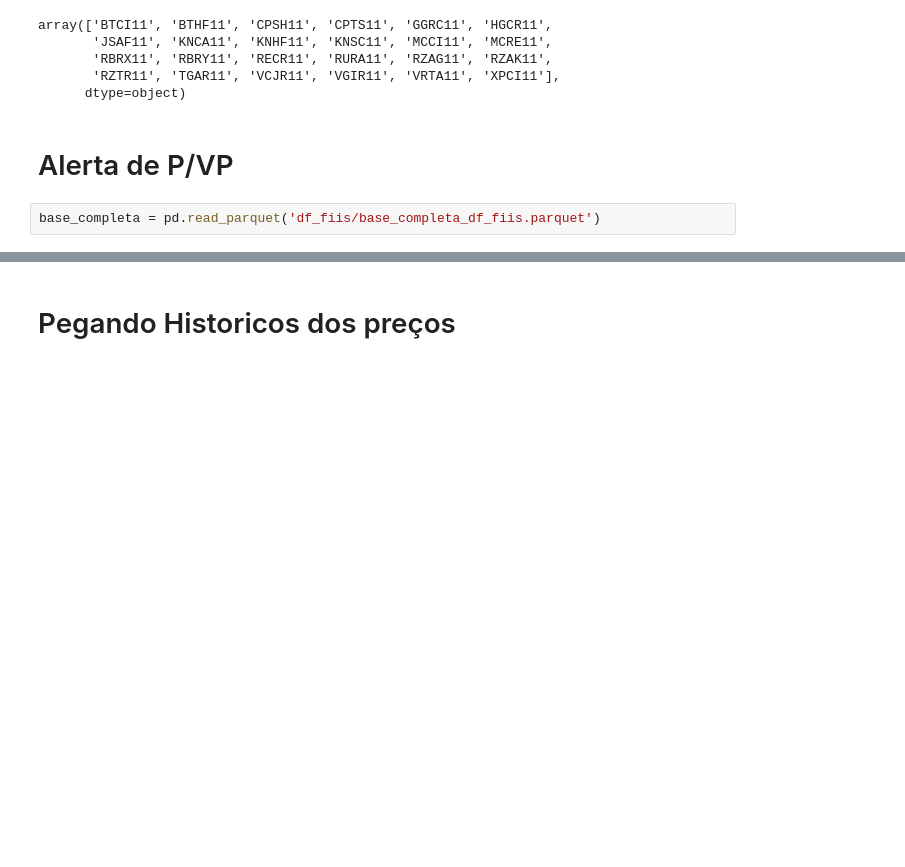
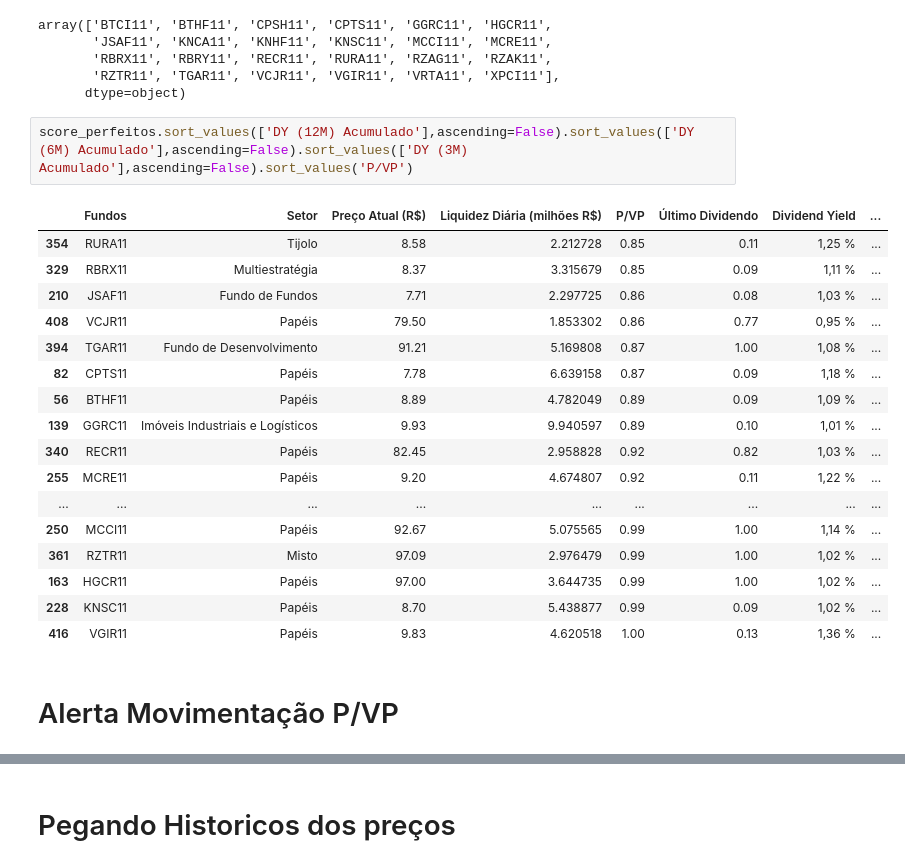
Before and after one commit to DanilJP/fii_monitor, a Jupyter notebook: aux_fii.ipynb, the cells around one changed output, grey strips where cells are left out. Saved outputs shown, nothing was run; the diff lists cells and outputs as text; blank space fills up the shorter version.

```diff
--- a/aux_fii.ipynb
+++ b/aux_fii.ipynb
@@ -492,8 +492,26 @@ array(['BTCI11', 'BTHF11', 'CPSH11', 'CPTS11', 'GGRC11', 'HGCR11',
        'RBRX11', 'RBRY11', 'RECR11', 'RURA11', 'RZAG11', 'RZAK11',
        'RZTR11', 'TGAR11', 'VCJR11', 'VGIR11', 'VRTA11', 'XPCI11'],
       dtype=object)
-# %% [markdown]
-# Alerta de P/VP
-# %%
-base_completa = pd.read_parquet('df_fiis/base_completa_df_fiis.parquet')
+# %%
+score_perfeitos.sort_values(['DY (12M) Acumulado'],ascending=False).sort_values(['DY (6M) Acumulado'],ascending=False).sort_values(['DY (3M) Acumulado'],ascending=False).sort_values('P/VP')
+# %% [output]
+|  | Fundos | Setor | Preço Atual (R$) | Liquidez Diária (milhões R$) | P/VP | Último Dividendo | Dividend Yield | ... |
+| 354 | RURA11 | Tijolo | 8.58 | 2.212728 | 0.85 | 0.11 | 1,25 % | ... |
+| 329 | RBRX11 | Multiestratégia | 8.37 | 3.315679 | 0.85 | 0.09 | 1,11 % | ... |
+| 210 | JSAF11 | Fundo de Fundos | 7.71 | 2.297725 | 0.86 | 0.08 | 1,03 % | ... |
+| 408 | VCJR11 | Papéis | 79.50 | 1.853302 | 0.86 | 0.77 | 0,95 % | ... |
+| 394 | TGAR11 | Fundo de Desenvolvimento | 91.21 | 5.169808 | 0.87 | 1.00 | 1,08 % | ... |
+| 82 | CPTS11 | Papéis | 7.78 | 6.639158 | 0.87 | 0.09 | 1,18 % | ... |
+| 56 | BTHF11 | Papéis | 8.89 | 4.782049 | 0.89 | 0.09 | 1,09 % | ... |
+| 139 | GGRC11 | Imóveis Industriais e Logísticos | 9.93 | 9.940597 | 0.89 | 0.10 | 1,01 % | ... |
+| 340 | RECR11 | Papéis | 82.45 | 2.958828 | 0.92 | 0.82 | 1,03 % | ... |
+| 255 | MCRE11 | Papéis | 9.20 | 4.674807 | 0.92 | 0.11 | 1,22 % | ... |
+| ... | ... | ... | ... | ... | ... | ... | ... | ... |
+| 250 | MCCI11 | Papéis | 92.67 | 5.075565 | 0.99 | 1.00 | 1,14 % | ... |
+| 361 | RZTR11 | Misto | 97.09 | 2.976479 | 0.99 | 1.00 | 1,02 % | ... |
+| 163 | HGCR11 | Papéis | 97.00 | 3.644735 | 0.99 | 1.00 | 1,02 % | ... |
+| 228 | KNSC11 | Papéis | 8.70 | 5.438877 | 0.99 | 0.09 | 1,02 % | ... |
+| 416 | VGIR11 | Papéis | 9.83 | 4.620518 | 1.00 | 0.13 | 1,36 % | ... |
+# %% [markdown]
+# Alerta Movimentação P/VP
 # %%
```
Also changed, not shown: parts of 4 cells of this notebook, 1 other file.
